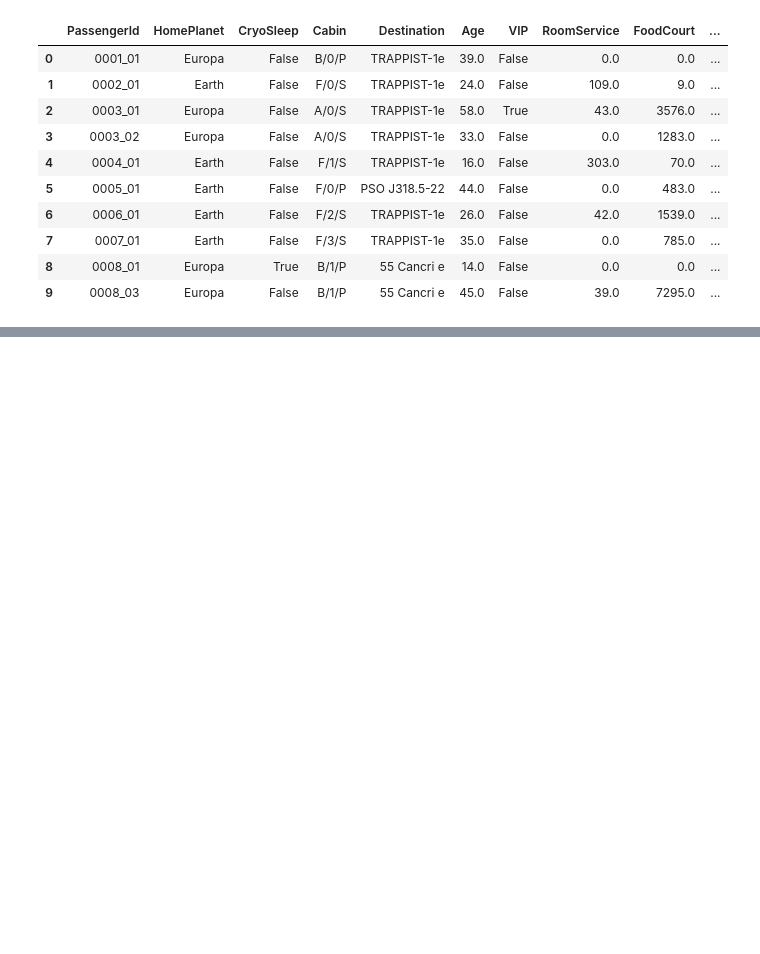
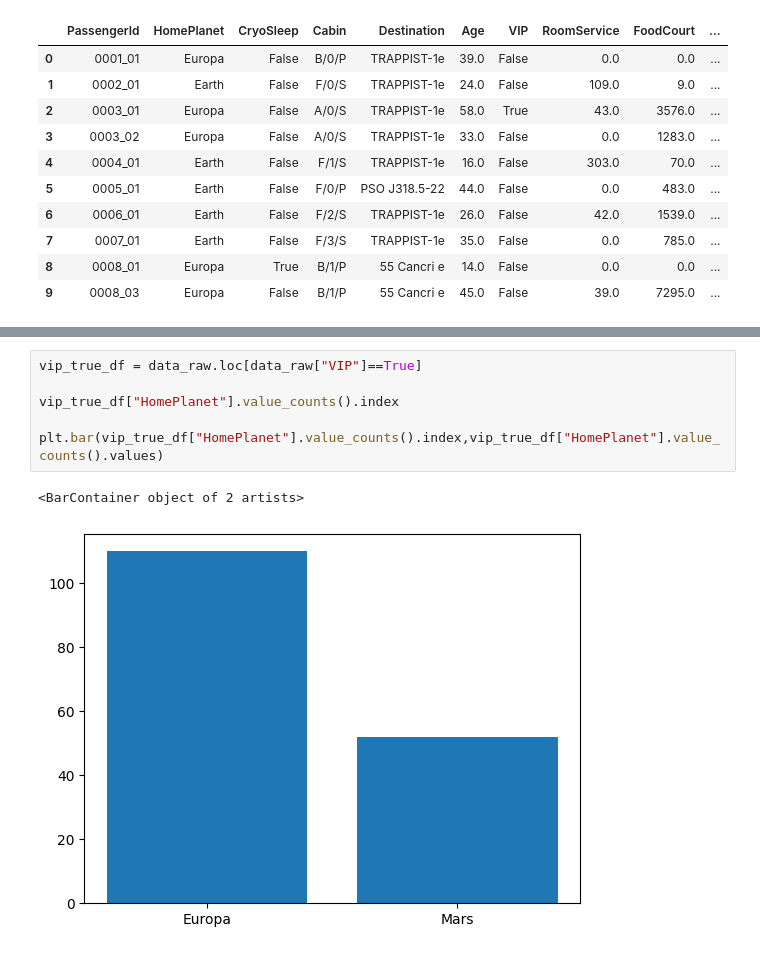
Before and after one commit to bzabk/Recruitment-Task-for-Data-Science-community-2023, a Jupyter notebook: first.ipynb, the cells around one changed output, grey strips where cells are left out. Drawn from its saved outputs; the diff is of its cells as text; blank space fills up the shorter version.

```diff
--- a/first.ipynb
+++ b/first.ipynb
@@ -24,0 +87,9 @@ data_raw.head(10)
+# %%
+vip_true_df = data_raw.loc[data_raw["VIP"]==True]
+
+vip_true_df["HomePlanet"].value_counts().index
+
+plt.bar(vip_true_df["HomePlanet"].value_counts().index,vip_true_df["HomePlanet"].value_counts().values)
+# %% [output]
+<BarContainer object of 2 artists>
+[figure, added]
```
Also changed, not shown: parts of 11 cells of this notebook.
